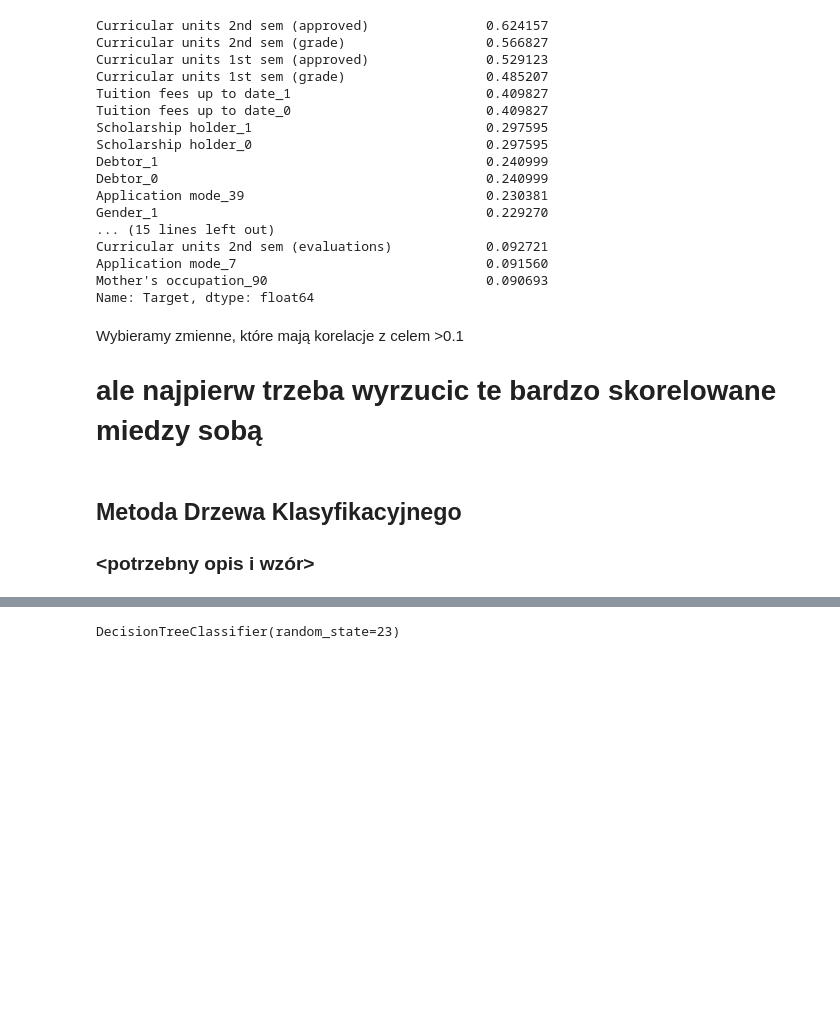
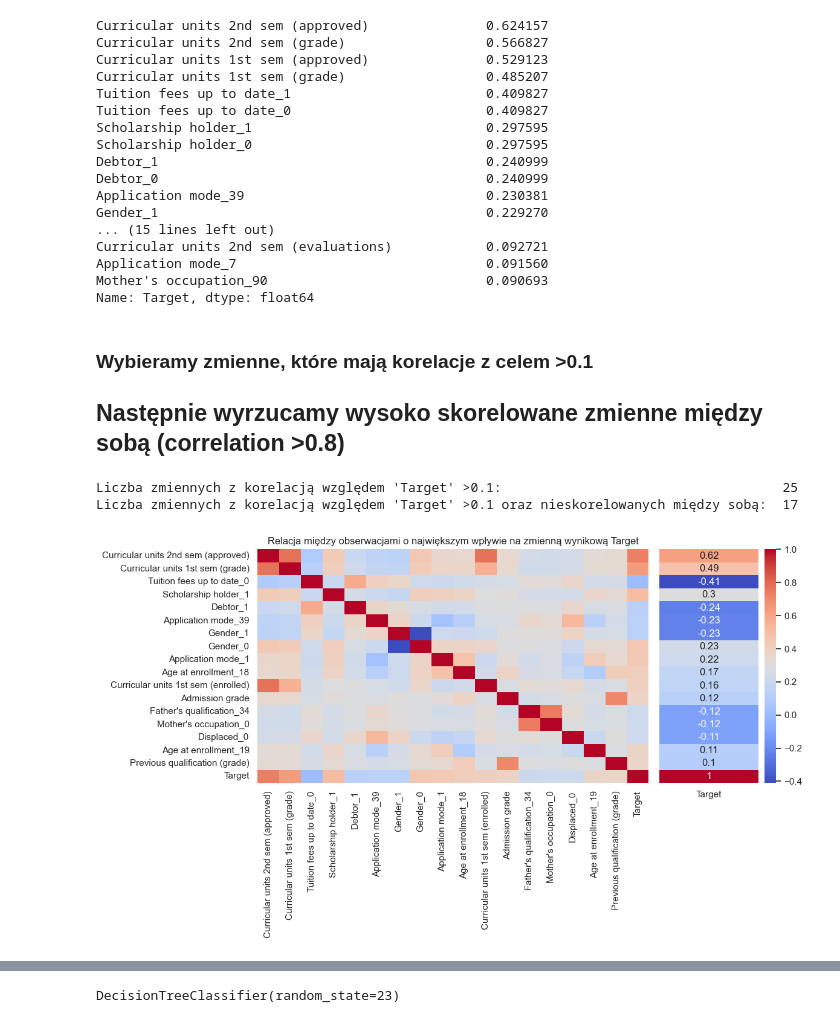
Before and after one commit to KamilMarshal/MAD_classification_project, a Jupyter notebook: ProjectNotebook.ipynb, the cells around one changed output, grey strips where cells are left out. Drawn from its saved outputs; the diff is of its cells as text; code cells hidden in the pictures; blank space fills up the shorter version.

Commit message:
Added correlation and variable selection (finished)

```diff
--- a/ProjectNotebook.ipynb
+++ b/ProjectNotebook.ipynb
@@ -356,5 +352,6 @@ Application mode_7                                0.091560
 Mother's occupation_90                            0.090693
 Name: Target, dtype: float64
 # %% [markdown]
-Wybieramy zmienne, które mają korelacje z celem >0.1
-# **ale najpierw trzeba wyrzucic te bardzo skorelowane miedzy sobą**
+### Wybieramy zmienne, które mają korelacje z celem >0.1
+
+## Następnie wyrzucamy wysoko skorelowane zmienne między sobą (correlation >0.8)
@@ -364,4 +358,37 @@ df[selected_features];
-# %% [markdown]
-## Metoda Drzewa Klasyfikacyjnego
-
-### <potrzebny opis i wzór>
+# %%
+selected_features = correlation_with_target[correlation_with_target > 0.1].index.tolist()
+
+df[selected_features]; # zmienne z korelacją względem zmiennej Target >0.1
+print("Liczba zmiennych z korelacją względem 'Target' >0.1:                                   ", len(selected_features))
+
+strong_correlated_pairs = cor[selected_features].abs().unstack().sort_values(ascending=False).drop_duplicates()
+
+variables_to_remove = set()
+for (var1, var2), corr_value in strong_correlated_pairs.items():
+    if corr_value > 0.8 and var1 != var2:
+        if var1 not in variables_to_remove:
+            variables_to_remove.add(var2)
+
+# Usuń wybrane zmienne
+final_selected_features = [var for var in selected_features if var not in variables_to_remove]
+print("Liczba zmiennych z korelacją względem 'Target' >0.1 oraz nieskorelowanych między sobą: ", len(final_selected_features))
+
+
+plt.figure(figsize=(12, 7))
+cos = final_selected_features.copy()
+cos.append('Target')
+cor2 = df[cos].corr()
+plt.subplot(1, 8, (1,6))
+sns.heatmap(cor2, cmap=plt.cm.coolwarm, cbar=False)
+plt.title('Relacja między obserwacjami o największym wpływie na zmienną wynikową Target')
+
+plt.subplot(1, 8, (7,8))
+sns.heatmap(cor2[['Target']], annot=True, cmap=plt.cm.coolwarm, yticklabels=False)
+# plt.title('Relacja między obserwacjami o największym wpływie na zmienną wynikową Target')
+
+plt.tight_layout()
+plt.show()
+# %% [output]
+Liczba zmiennych z korelacją względem 'Target' >0.1:                                    25
+Liczba zmiennych z korelacją względem 'Target' >0.1 oraz nieskorelowanych między sobą:  17
+[figure, added]
```
Also changed, not shown: parts of 15 cells of this notebook.
